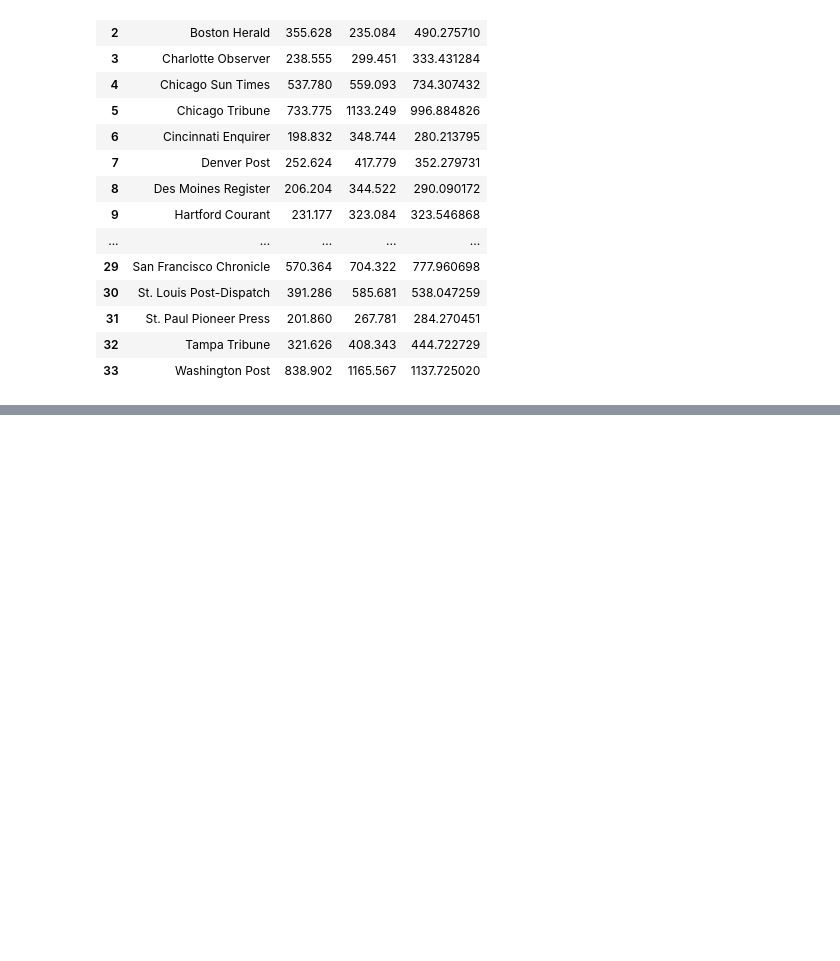
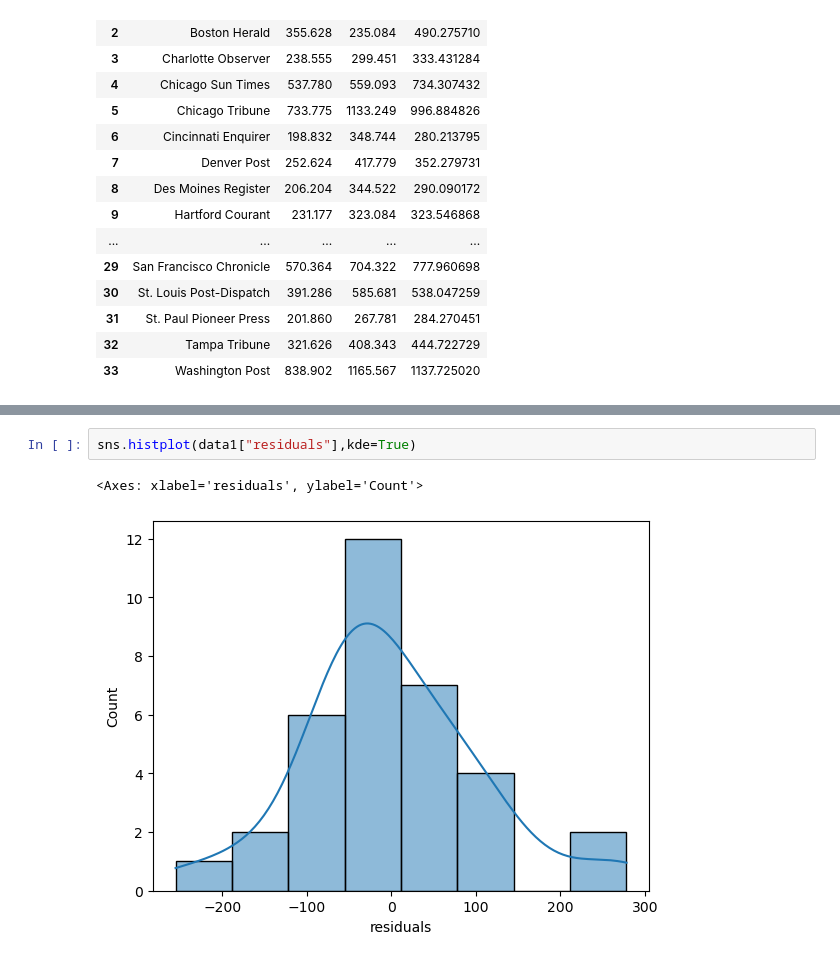
Before and after one commit to karthik68-coder/excelr-assignment, a Jupyter notebook: linearregression1-checkpoint.ipynb, the cells around one changed output, grey strips where cells are left out. Drawn from its saved outputs; the diff is of its cells as text; blank space fills up the shorter version.

```diff
--- a/linearregression1-checkpoint.ipynb
+++ b/linearregression1-checkpoint.ipynb
@@ -257,0 +288,5 @@ data1
+# %%
+sns.histplot(data1["residuals"],kde=True)
+# %% [output]
+<Axes: xlabel='residuals', ylabel='Count'>
+[figure, added]
```
Also changed, not shown: parts of 8 cells of this notebook.
